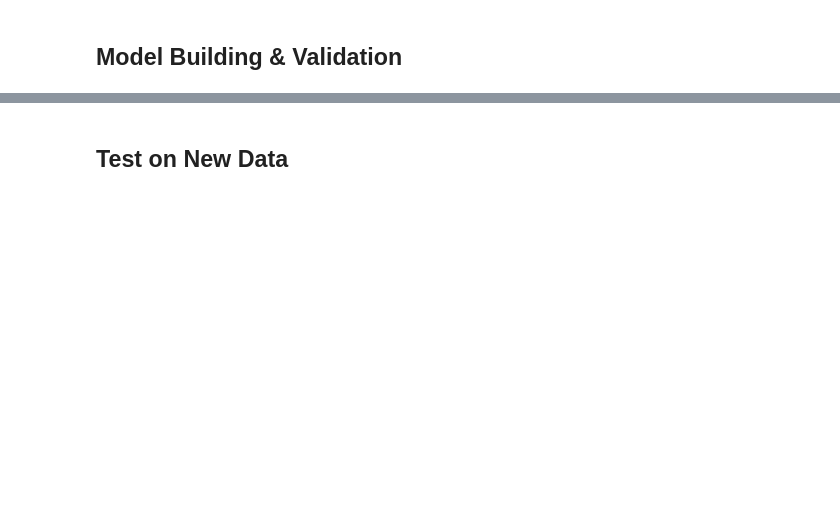
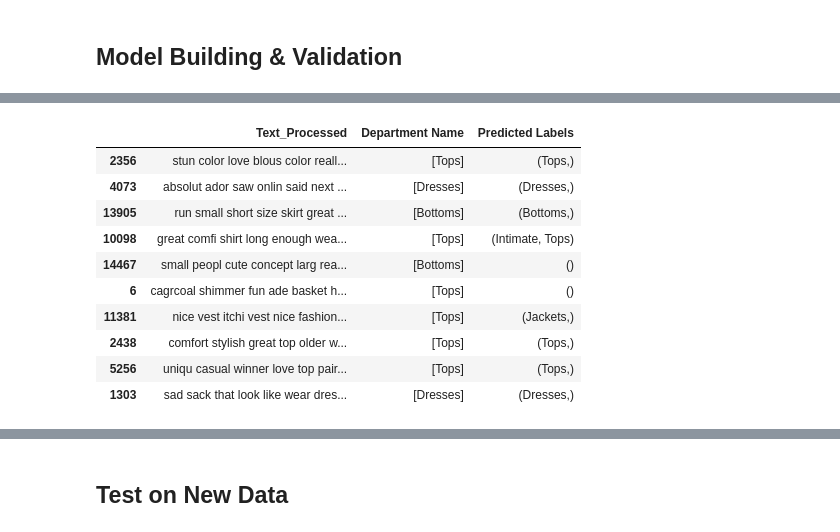
Before and after one commit to broepke/Classification, a Jupyter notebook: multiclassification.ipynb, the cells around one changed output, grey strips where cells are left out. Cells and saved outputs as stored; diff of their text form; code cells hidden in the pictures; blank space fills up the shorter version.

```diff
--- a/multiclassification.ipynb
+++ b/multiclassification.ipynb
@@ -411,5 +460,17 @@ pred_labels = mlb.inverse_transform(y_pred)
 X_test['Predicted Labels'] = pred_labels
 # %%
 # Display a random sample of them
-pd.set_option('display.max_colwidth', None)
-X_test.sample(10, random_state=0)
+# pd.set_option('display.max_colwidth', None)
+X_test.sample(10, random_state=2)
+# %% [output]
+|  | Text_Processed | Department Name | Predicted Labels |
+| 2356 | stun color love blous color reall... | [Tops] | (Tops,) |
+| 4073 | absolut ador saw onlin said next ... | [Dresses] | (Dresses,) |
+| 13905 | run small short size skirt great ... | [Bottoms] | (Bottoms,) |
+| 10098 | great comfi shirt long enough wea... | [Tops] | (Intimate, Tops) |
+| 14467 | small peopl cute concept larg rea... | [Bottoms] | () |
+| 6 | cagrcoal shimmer fun ade basket h... | [Tops] | () |
+| 11381 | nice vest itchi vest nice fashion... | [Tops] | (Jackets,) |
+| 2438 | comfort stylish great top older w... | [Tops] | (Tops,) |
+| 5256 | uniqu casual winner love top pair... | [Tops] | (Tops,) |
+| 1303 | sad sack that look like wear dres... | [Dresses] | (Dresses,) |
```
Also changed, not shown: parts of 17 cells of this notebook, 5 other files.
